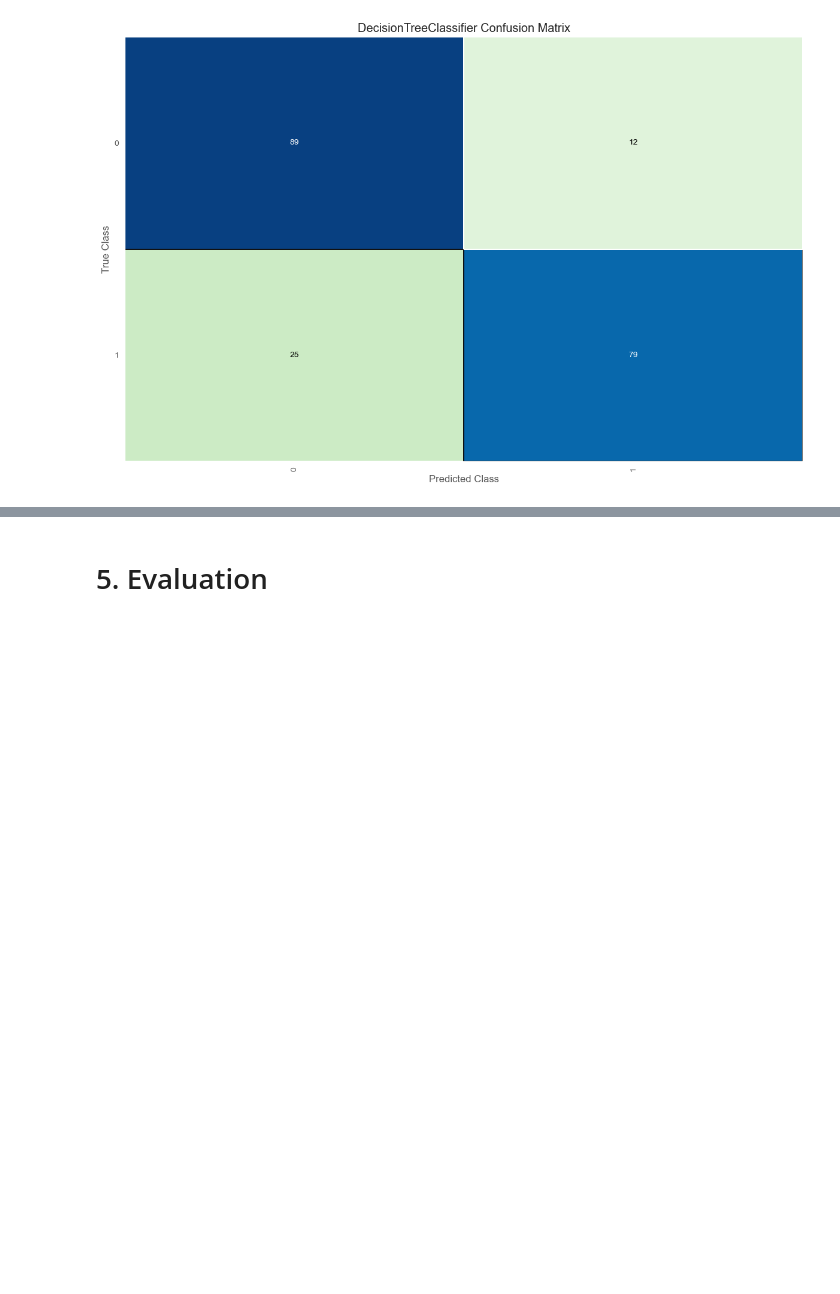
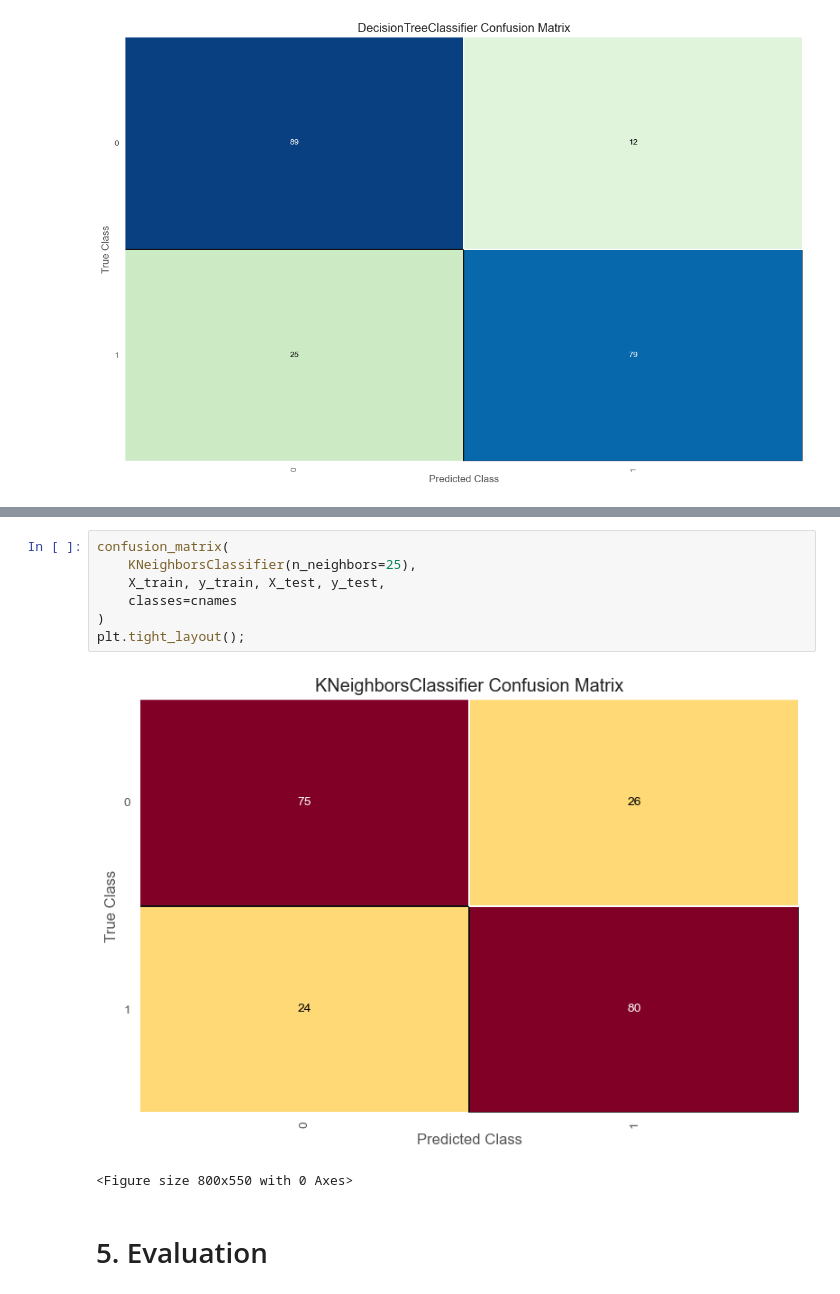
Before and after one commit to Sandokhan/IACEC, a Jupyter notebook: project.ipynb, the cells around one changed output, grey strips where cells are left out. Drawn from its saved outputs; the diff is of its cells as text; blank space fills up the shorter version.

```diff
--- a/project.ipynb
+++ b/project.ipynb
@@ -438,2 +480,12 @@ plt.show()
+# %%
+confusion_matrix(
+    KNeighborsClassifier(n_neighbors=25),
+    X_train, y_train, X_test, y_test,
+    classes=cnames
+)
+plt.tight_layout();
+# %% [output]
+[figure, added]
+<Figure size 800x550 with 0 Axes>
 # %% [markdown]
 # 5. Evaluation
```
Also changed, not shown: parts of 4 cells of this notebook.
